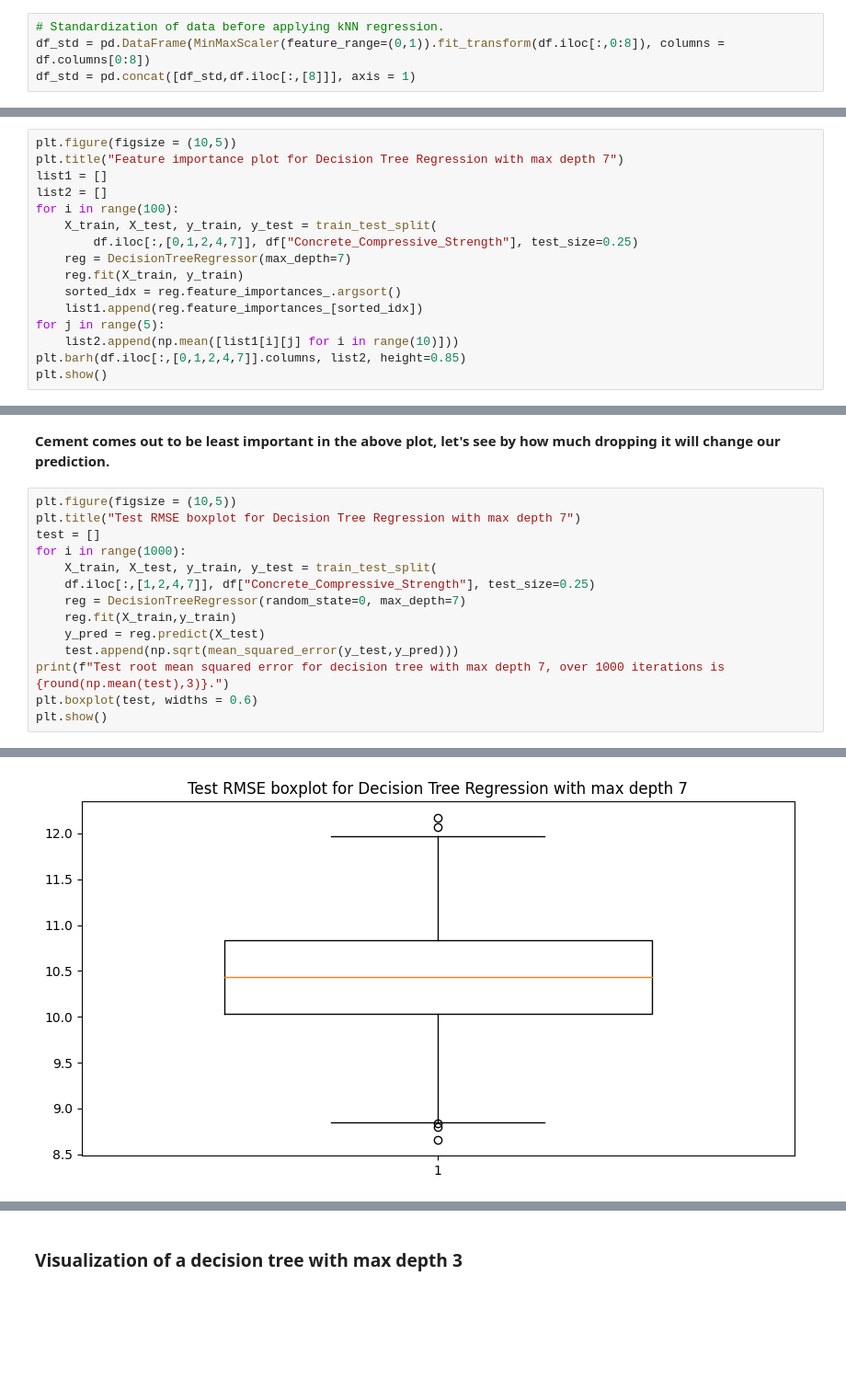
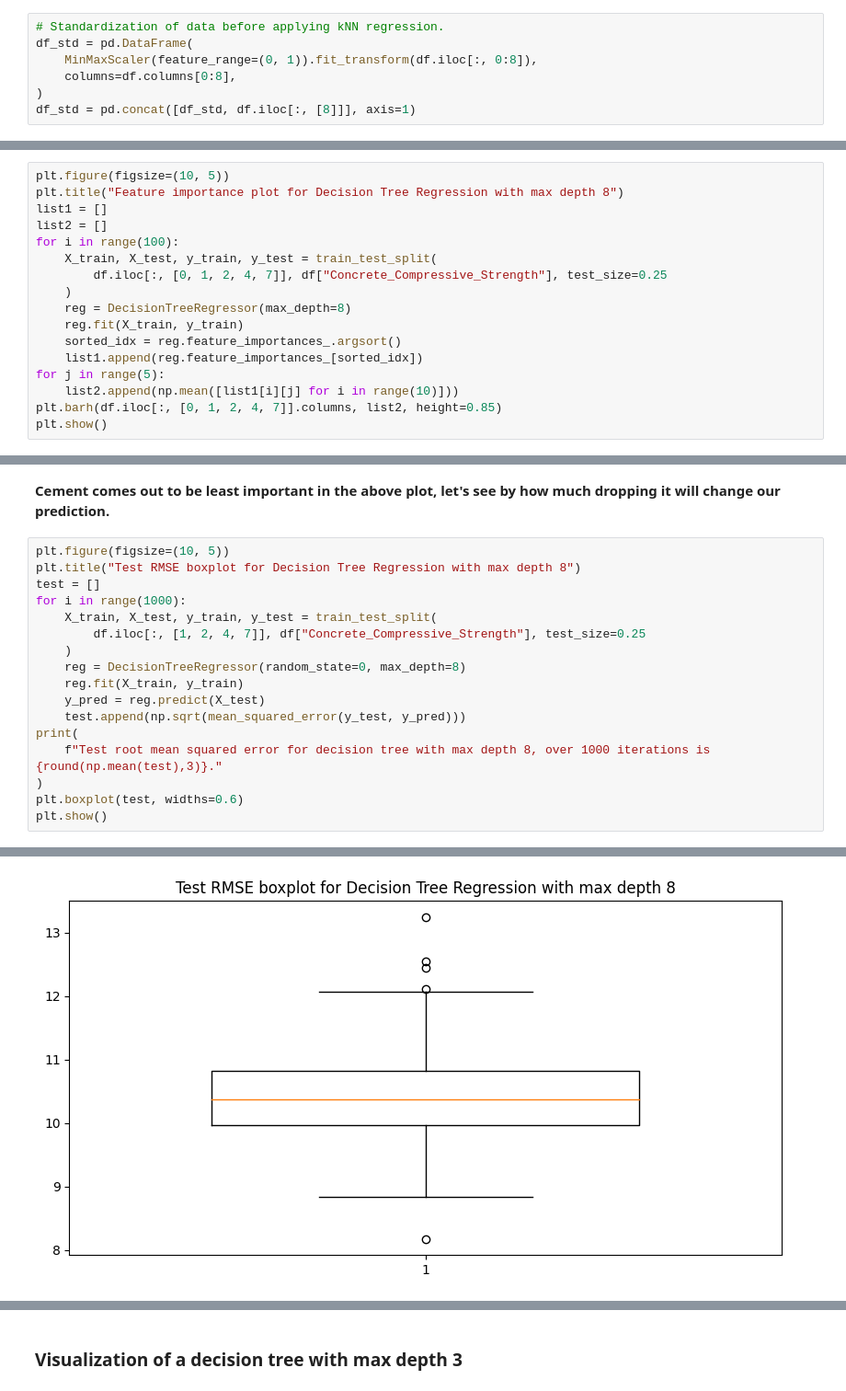
Before and after one commit to waitasecant/Concrete-Strength-Prediction, a Jupyter notebook: Concrete_Compressive_Strength.ipynb, the cells around one changed output, grey strips where cells are left out. Shown at 92% size. Drawn from its saved outputs; the diff is of its cells as text; blank space fills up the shorter version.

```diff
--- a/Concrete_Compressive_Strength.ipynb
+++ b/Concrete_Compressive_Strength.ipynb
@@ -483,6 +547,9 @@ Average test root mean squared error for linear regeression over 1000 iterations
 ### Selecting best k for k Nearest Neighbour Regression
 # %%
 # Standardization of data before applying kNN regression.
-df_std = pd.DataFrame(MinMaxScaler(feature_range=(0,1)).fit_transform(df.iloc[:,0:8]), columns = df.columns[0:8])
-df_std = pd.concat([df_std,df.iloc[:,[8]]], axis = 1)
+df_std = pd.DataFrame(
+    MinMaxScaler(feature_range=(0, 1)).fit_transform(df.iloc[:, 0:8]),
+    columns=df.columns[0:8],
+)
+df_std = pd.concat([df_std, df.iloc[:, [8]]], axis=1)
 # %%
@@ -633,19 +684,20 @@ Test root mean squared error for decision tree with max depth 7, over 1000 itera
 # %% [markdown]
 ### Feature importance plot for Decision Tree Regression
 # %%
-plt.figure(figsize = (10,5))
-plt.title("Feature importance plot for Decision Tree Regression with max depth 7")
+plt.figure(figsize=(10, 5))
+plt.title("Feature importance plot for Decision Tree Regression with max depth 8")
 list1 = []
 list2 = []
 for i in range(100):
     X_train, X_test, y_train, y_test = train_test_split(
-        df.iloc[:,[0,1,2,4,7]], df["Concrete_Compressive_Strength"], test_size=0.25)
-    reg = DecisionTreeRegressor(max_depth=7)
+        df.iloc[:, [0, 1, 2, 4, 7]], df["Concrete_Compressive_Strength"], test_size=0.25
+    )
+    reg = DecisionTreeRegressor(max_depth=8)
     reg.fit(X_train, y_train)
     sorted_idx = reg.feature_importances_.argsort()
     list1.append(reg.feature_importances_[sorted_idx])
 for j in range(5):
     list2.append(np.mean([list1[i][j] for i in range(10)]))
-plt.barh(df.iloc[:,[0,1,2,4,7]].columns, list2, height=0.85)
+plt.barh(df.iloc[:, [0, 1, 2, 4, 7]].columns, list2, height=0.85)
 plt.show()
 # %% [output]
@@ -653,17 +705,20 @@ plt.show()
 # %% [markdown]
 **Cement comes out to be least important in the above plot, let's see by how much dropping it will change our prediction.**
 # %%
-plt.figure(figsize = (10,5))
-plt.title("Test RMSE boxplot for Decision Tree Regression with max depth 7")
+plt.figure(figsize=(10, 5))
+plt.title("Test RMSE boxplot for Decision Tree Regression with max depth 8")
 test = []
 for i in range(1000):
     X_train, X_test, y_train, y_test = train_test_split(
-    df.iloc[:,[1,2,4,7]], df["Concrete_Compressive_Strength"], test_size=0.25)
-    reg = DecisionTreeRegressor(random_state=0, max_depth=7)
-    reg.fit(X_train,y_train)
+        df.iloc[:, [1, 2, 4, 7]], df["Concrete_Compressive_Strength"], test_size=0.25
+    )
+    reg = DecisionTreeRegressor(random_state=0, max_depth=8)
+    reg.fit(X_train, y_train)
     y_pred = reg.predict(X_test)
-    test.append(np.sqrt(mean_squared_error(y_test,y_pred)))
-print(f"Test root mean squared error for decision tree with max depth 7, over 1000 iterations is {round(np.mean(test),3)}.")
-plt.boxplot(test, widths = 0.6)
+    test.append(np.sqrt(mean_squared_error(y_test, y_pred)))
+print(
+    f"Test root mean squared error for decision tree with max depth 8, over 1000 iterations is {round(np.mean(test),3)}."
+)
+plt.boxplot(test, widths=0.6)
 plt.show()
 # %% [output]
@@ -671 +726 @@ Test root mean squared error for decision tree with max depth 7, over 1000 itera
-[figure, old version]
+[figure, new version]
```
Also changed, not shown: parts of 41 cells of this notebook, 2 other files.
